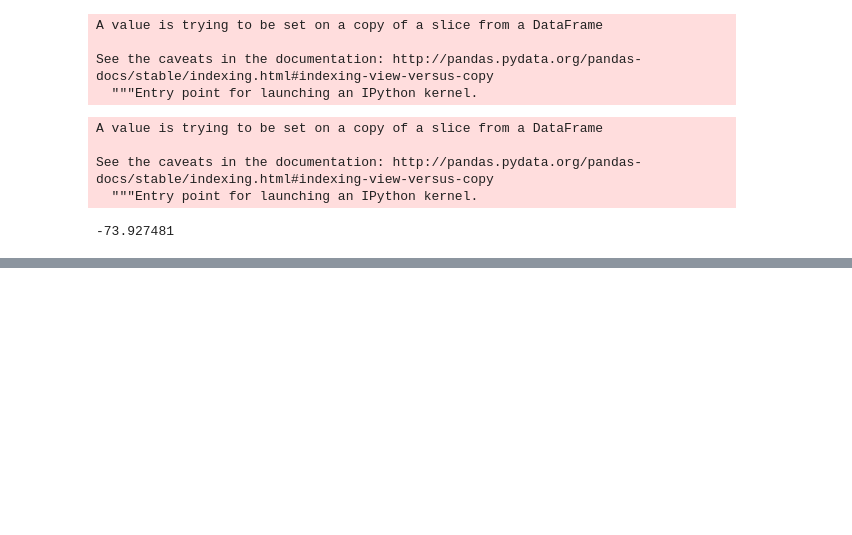
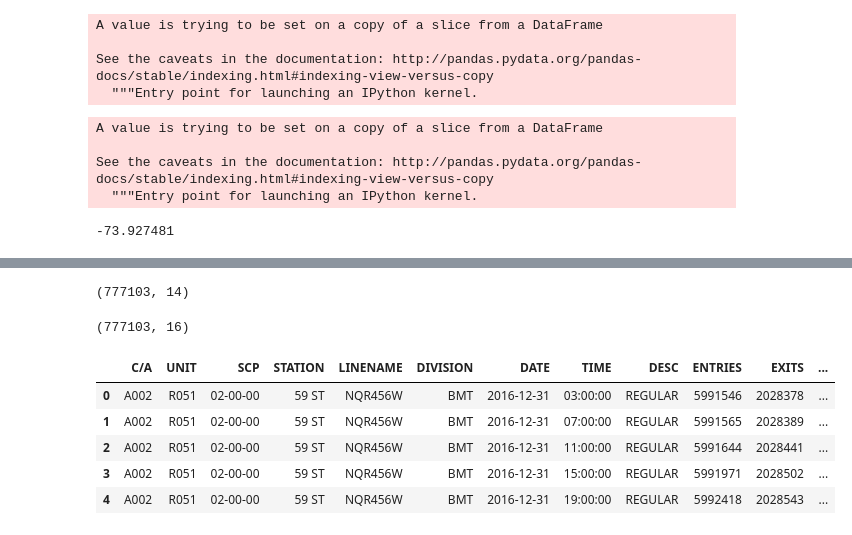
Before and after one commit to inistar/mta-bike-ds, a Jupyter notebook: mta_taxi_EDA.ipynb, the cells around one changed output, grey strips where cells are left out. Drawn from its saved outputs; the diff is of its cells as text; code cells hidden in the pictures; blank space fills up the shorter version.

Commit message:
merged lat and long

```diff
--- a/mta_taxi_EDA.ipynb
+++ b/mta_taxi_EDA.ipynb
@@ -135,0 +145,19 @@ mta_loc['long'][244]
+# %%
+mta_df.shape
+# %% [output]
+(777103, 14)
+# %%
+test = pd.merge(mta_df, mta_loc, on=['STATION', 'LINENAME', 'DIVISION'])
+# %%
+test.shape
+# %% [output]
+(777103, 16)
+# %%
+test.head()
+# %% [output]
+|  | C/A | UNIT | SCP | STATION | LINENAME | DIVISION | DATE | TIME | DESC | ENTRIES | EXITS | ... |
+| 0 | A002 | R051 | 02-00-00 | 59 ST | NQR456W | BMT | 2016-12-31 | 03:00:00 | REGULAR | 5991546 | 2028378 | ... |
+| 1 | A002 | R051 | 02-00-00 | 59 ST | NQR456W | BMT | 2016-12-31 | 07:00:00 | REGULAR | 5991565 | 2028389 | ... |
+| 2 | A002 | R051 | 02-00-00 | 59 ST | NQR456W | BMT | 2016-12-31 | 11:00:00 | REGULAR | 5991644 | 2028441 | ... |
+| 3 | A002 | R051 | 02-00-00 | 59 ST | NQR456W | BMT | 2016-12-31 | 15:00:00 | REGULAR | 5991971 | 2028502 | ... |
+| 4 | A002 | R051 | 02-00-00 | 59 ST | NQR456W | BMT | 2016-12-31 | 19:00:00 | REGULAR | 5992418 | 2028543 | ... |
```
Also changed, not shown: parts of 13 cells of this notebook.
